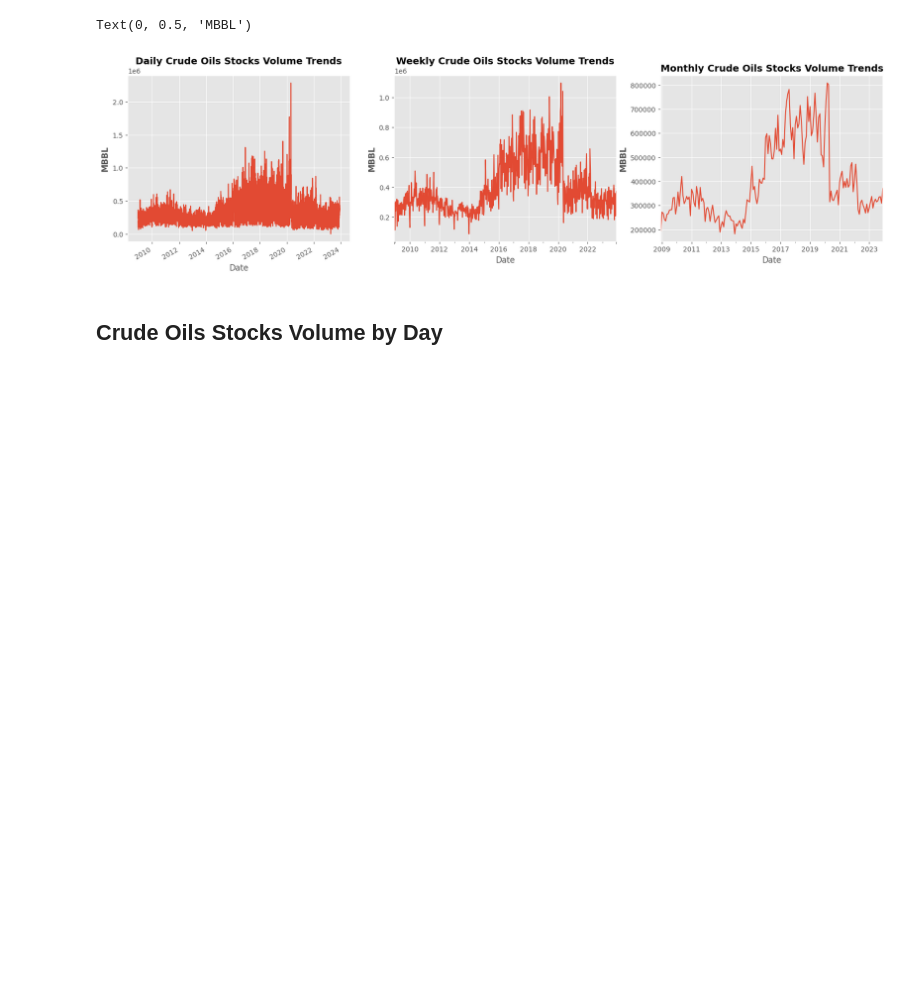
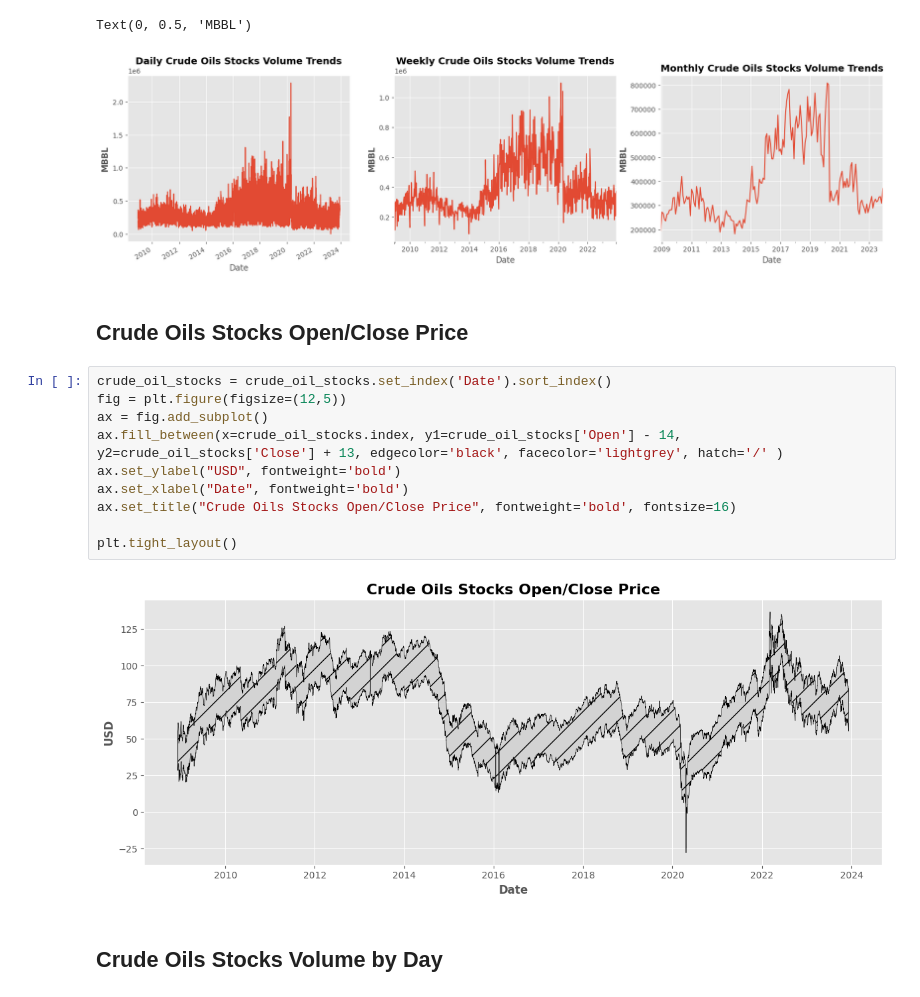
Before and after one commit to OdinProjectI/GasolinePricesAnalysis, a Jupyter notebook: CaliforniaGAsolinePricing.ipynb, the cells around one changed output. Saved outputs shown, nothing was run; the diff lists cells and outputs as text; blank space fills up the shorter version.

Commit message:
Add open/close Crude oil price

```diff
--- a/CaliforniaGAsolinePricing.ipynb
+++ b/CaliforniaGAsolinePricing.ipynb
@@ -178,6 +178,20 @@ ax.set_ylabel("MBBL", fontweight='bold')
 # %% [output]
 Text(0, 0.5, 'MBBL')
 [figure]
+# %% [markdown]
+## **Crude Oils Stocks Open/Close Price**
+# %%
+crude_oil_stocks = crude_oil_stocks.set_index('Date').sort_index()
+fig = plt.figure(figsize=(12,5))
+ax = fig.add_subplot()
+ax.fill_between(x=crude_oil_stocks.index, y1=crude_oil_stocks['Open'] - 14, y2=crude_oil_stocks['Close'] + 13, edgecolor='black', facecolor='lightgrey', hatch='/' )
+ax.set_ylabel("USD", fontweight='bold')
+ax.set_xlabel("Date", fontweight='bold')
+ax.set_title("Crude Oils Stocks Open/Close Price", fontweight='bold', fontsize=16)
+
+plt.tight_layout()
+# %% [output]
+[figure, added]
 # %% [markdown]
 ## **Crude Oils Stocks Volume by Day**
 # %%
```
Also changed, not shown: parts of 2 cells of this notebook.
